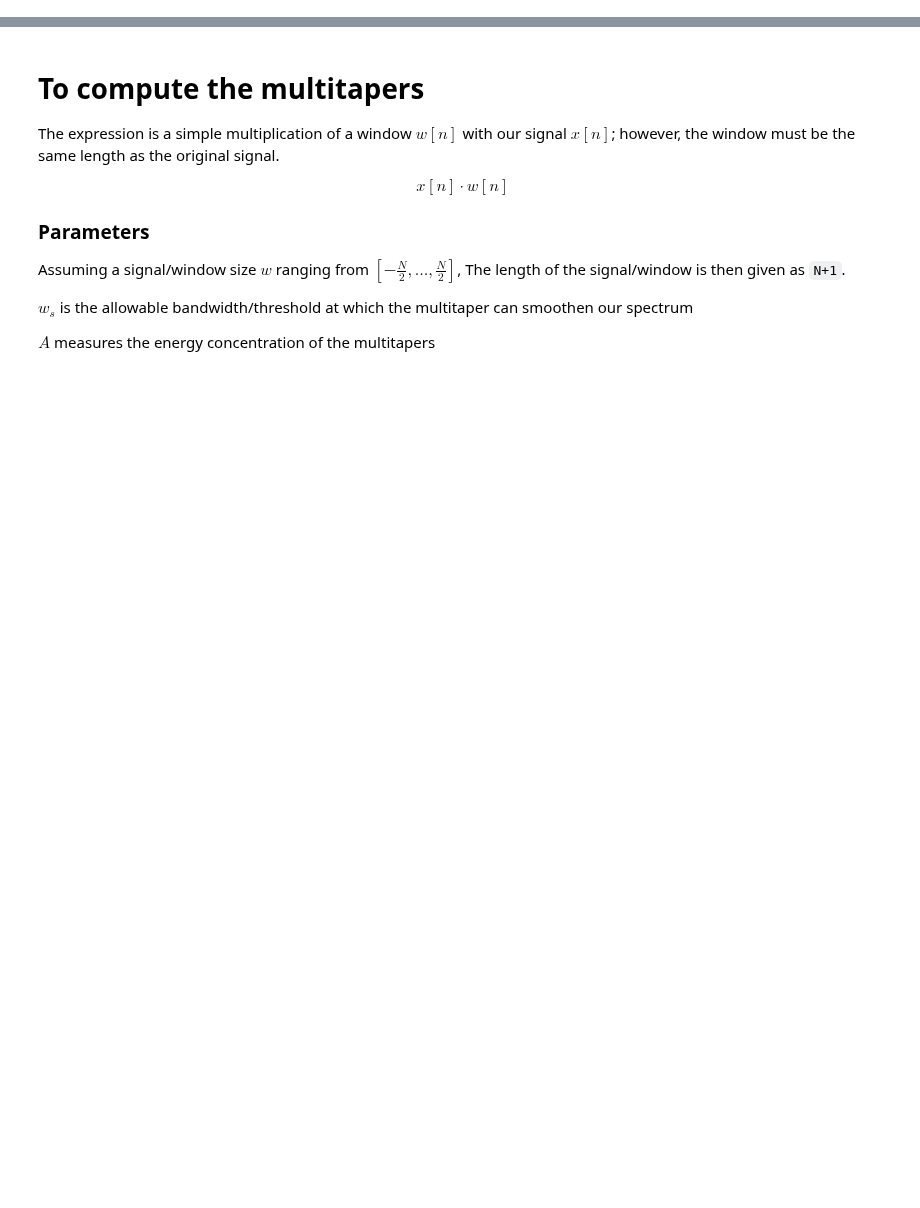
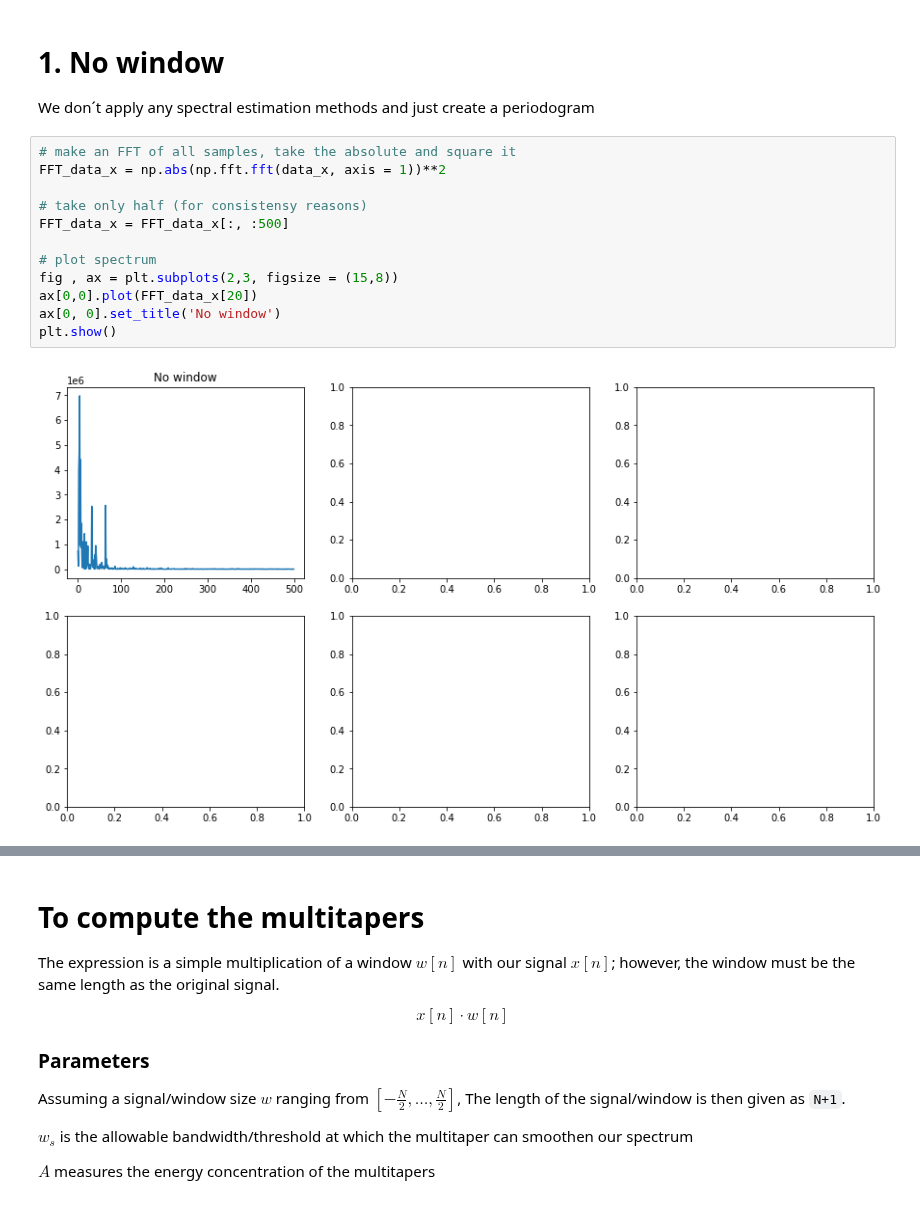
Before and after one commit to kerim325/SIP_Tutorials, a Jupyter notebook: multitapers/multitapers_solutions.ipynb, the cells around one changed output, grey strips where cells are left out. Drawn from its saved outputs; the diff is of its cells as text; blank space fills up the shorter version.

Commit message:
spectral estimation

```diff
--- a/multitapers/multitapers_solutions.ipynb
+++ b/multitapers/multitapers_solutions.ipynb
@@ -15,0 +51,17 @@ $\quad\quad\quad\quad$ Jakob PRAGER
+# %% [markdown]
+# 1. No window
+We don´t apply any spectral estimation methods and just create a periodogram
+# %%
+# make an FFT of all samples, take the absolute and square it
+FFT_data_x = np.abs(np.fft.fft(data_x, axis = 1))**2
+
+# take only half (for consistensy reasons)
+FFT_data_x = FFT_data_x[:, :500]
+
+# plot spectrum
+fig , ax = plt.subplots(2,3, figsize = (15,8))
+ax[0,0].plot(FFT_data_x[20])
+ax[0, 0].set_title('No window')
+plt.show()
+# %% [output]
+[figure, added]
```
Also changed, not shown: parts of 29 cells of this notebook, 6 other files.
